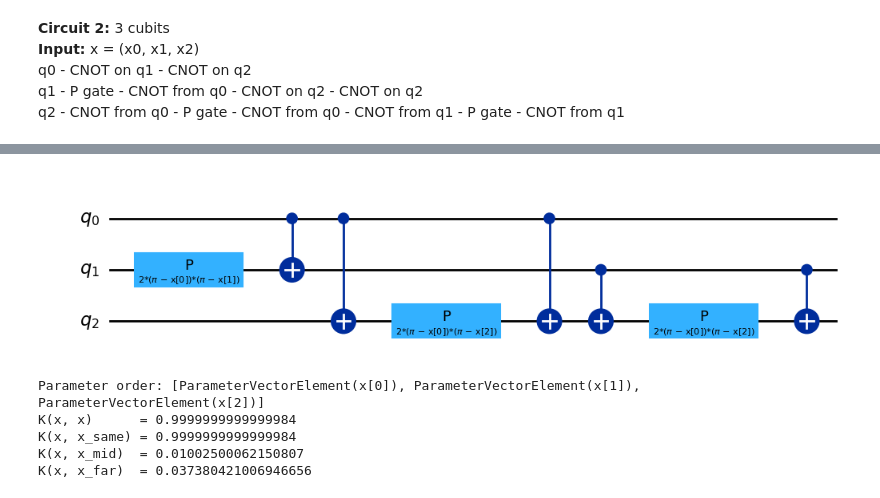
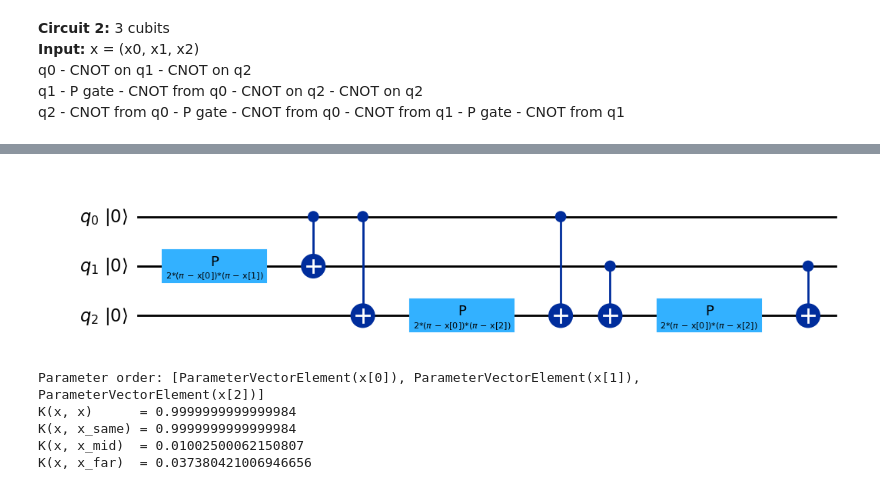
Before and after one commit to TartFroYo/Quantum-Computing, a Jupyter notebook: A-Brief-Intro-to-Quantum-Computing-with-Qiskit-En.ipynb, the cells around one changed output, grey strips where cells are left out. Cells and saved outputs as stored; diff of their text form; code cells hidden in the pictures.

```diff
--- a/A-Brief-Intro-to-Quantum-Computing-with-Qiskit-En.ipynb
+++ b/A-Brief-Intro-to-Quantum-Computing-with-Qiskit-En.ipynb
@@ -824,23 +824,23 @@ qc1.draw("mpl", initial_state=True)
 # %%
 # Circuit B
 x = ParameterVector("x", 3)
 
 qc2 = QuantumCircuit(3)
 
 # order does matter
 qc2.p(2.0 * (np.pi - x[0]) * (np.pi - x[1]), 1)
 qc2.cx(0,1)
 qc2.cx(0,2)
 qc2.p(2.0 * (np.pi - x[0]) * (np.pi - x[2]), 2)
 qc2.cx(0,2)
 qc2.cx(1,2)
 qc2.p(2.0 * (np.pi - x[0]) * (np.pi - x[2]), 2)
 qc2.cx(1,2)
 
 # qc.draw("text")
-qc1.draw("mpl", initial_state=True)
+qc2.draw("mpl", initial_state=True)
 # %% [output]
-[figure, old version]
+[figure, new version]
 # %%
 # kernel test
 import numpy as np
```
Also changed, not shown: parts of 6 cells of this notebook.
